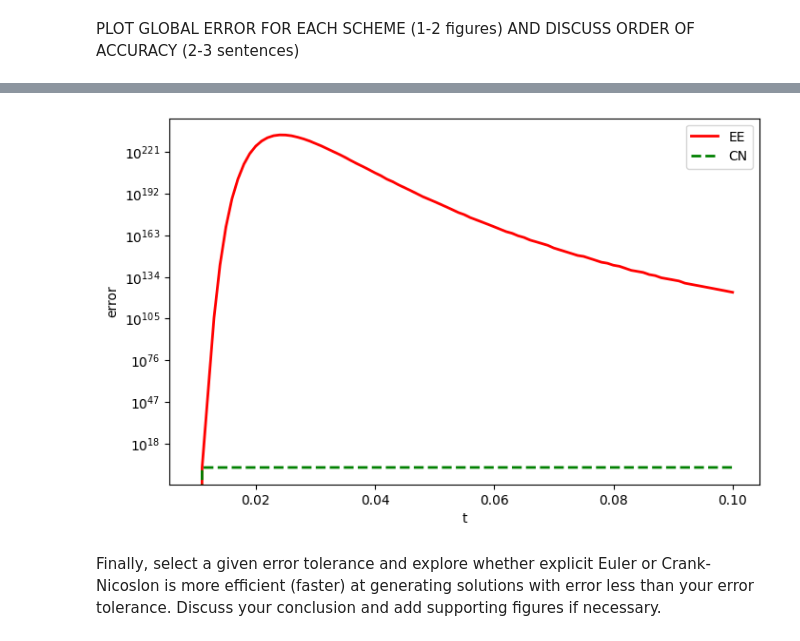
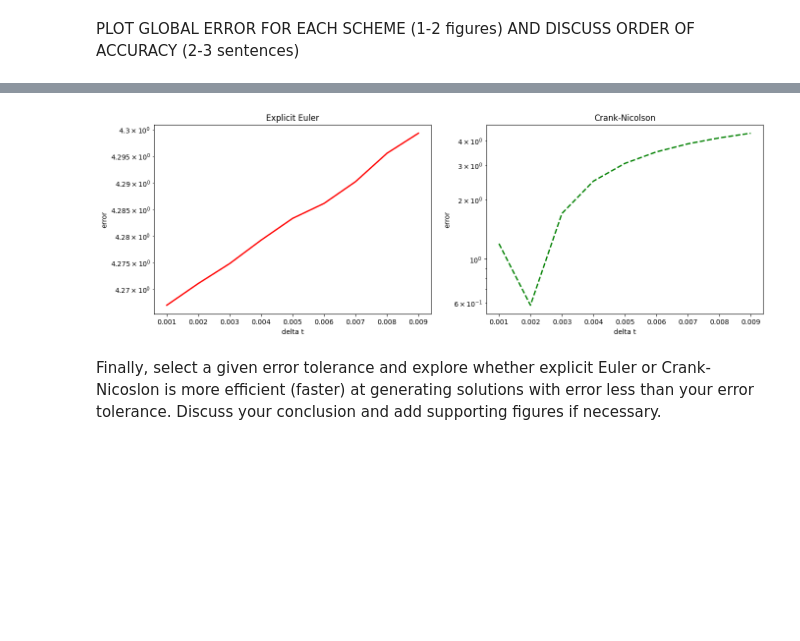
Before and after one commit to johnryantaylor/QCES, a Jupyter notebook: Project1_numerical_methods.ipynb, the cells around one changed output, grey strips where cells are left out. Drawn from its saved outputs; the diff is of its cells as text; code cells hidden in the pictures; blank space fills up the shorter version.

```diff
--- a/Project1_numerical_methods.ipynb
+++ b/Project1_numerical_methods.ipynb
@@ -340,15 +342,13 @@ def get_solutions_for_num_timesteps(Nt):
 # %%
 # Plot the results
-errors_ee = [0]
-errors_cn = [0]
-exact_solution = (4*np.pi*kappa*t_end)**(-0.5)*np.exp(-x**2 / (4*kappa*t_end))
-print(exact_solution)
-delta_ts = np.arange(0.01, .1, 0.001)
-for delta_t in delta_ts:
-  Nt = int((t_end - t_start) / delta_t)
-  ee, cn = get_solutions_for_num_timesteps(Nt)
-  ee_error = np.sum(np.abs(exact_solution - ee[:,Nt-1]))
-  cn_error = np.sum(np.abs(exact_solution - cn[:,Nt-1]))
-  print(delta_t, ee_error, cn_error)
+errors_ee = []
+errors_cn = []
+delta_ts = np.arange(0.001, .01, 0.001)
+i = 0
+for dt in delta_ts:
+  Nt = int((t_end - t_start) / dt)
+  exact, ee, cn = get_solutions_for_num_timesteps(dt, Nt)
+  ee_error = np.abs(exact - ee).sum() / Nt
+  cn_error = np.abs(exact - cn).sum() / Nt
   errors_ee.append(ee_error)
   errors_cn.append(cn_error)
@@ -391,26 +355,22 @@ Crank-Nicolson method took 0.03 seconds
 # %%
-plt.figure(figsize=(8, 5))
-plt.plot(delta_ts, errors_ee[:91], 'r', label='EE', linewidth=2)  # red dashed line
-plt.plot(delta_ts, errors_cn[:91], 'g--', label='CN', linewidth=2)  # green dashed line
-plt.xlabel('t')
-plt.ylabel('error')
-plt.yscale('log')  # Set y-axis to log scale
-plt.legend()  # Show legend
-plt.show()
+plt.figure(figsize=(16, 5))
 
 plt.subplot(1, 2, 1)
-plt.pcolormesh(x, t, c_EE.T, shading='auto')
-plt.xlabel('x')
-plt.ylabel('t')
+plt.plot(delta_ts, errors_ee, 'r', label='EE', linewidth=2)
+plt.xlabel('delta t')
+plt.ylabel('error')
+plt.yscale('log')
 plt.title('Explicit Euler')
 
 plt.subplot(1, 2, 2)
-plt.pcolormesh(x, t, c_CN.T, shading='auto')
-plt.xlabel('x')
-plt.ylabel('t')
+plt.plot(delta_ts, errors_cn, 'g--', label='CN', linewidth=2)
+plt.xlabel('delta t')
+plt.ylabel('error')
+plt.yscale('log')
 plt.title('Crank-Nicolson')
+plt.show()
 # %% [output]
-[figure, old version]
+[figure, new version]
 # %% [markdown]
 Finally, select a given error tolerance and explore whether explicit Euler or Crank-Nicoslon is more efficient (faster) at generating solutions with error less than your error tolerance. Discuss your conclusion and add supporting figures if necessary.
 # %% [markdown]
```
Also changed, not shown: parts of 8 cells of this notebook.
